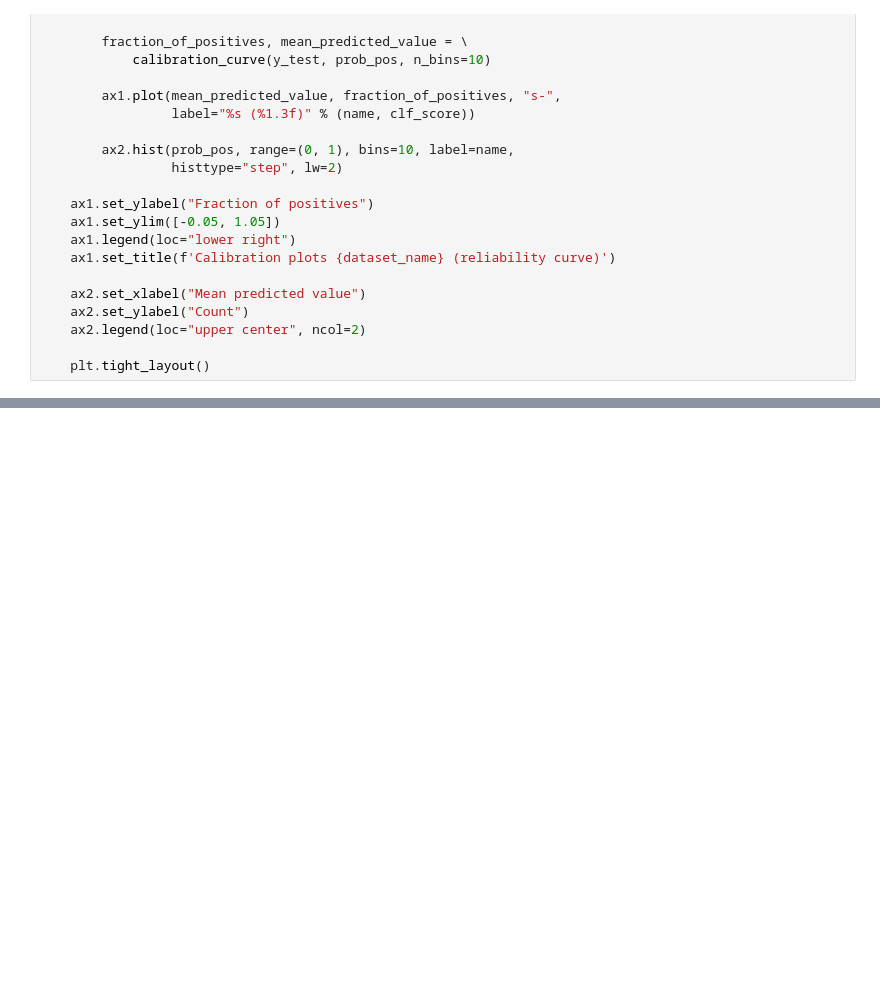
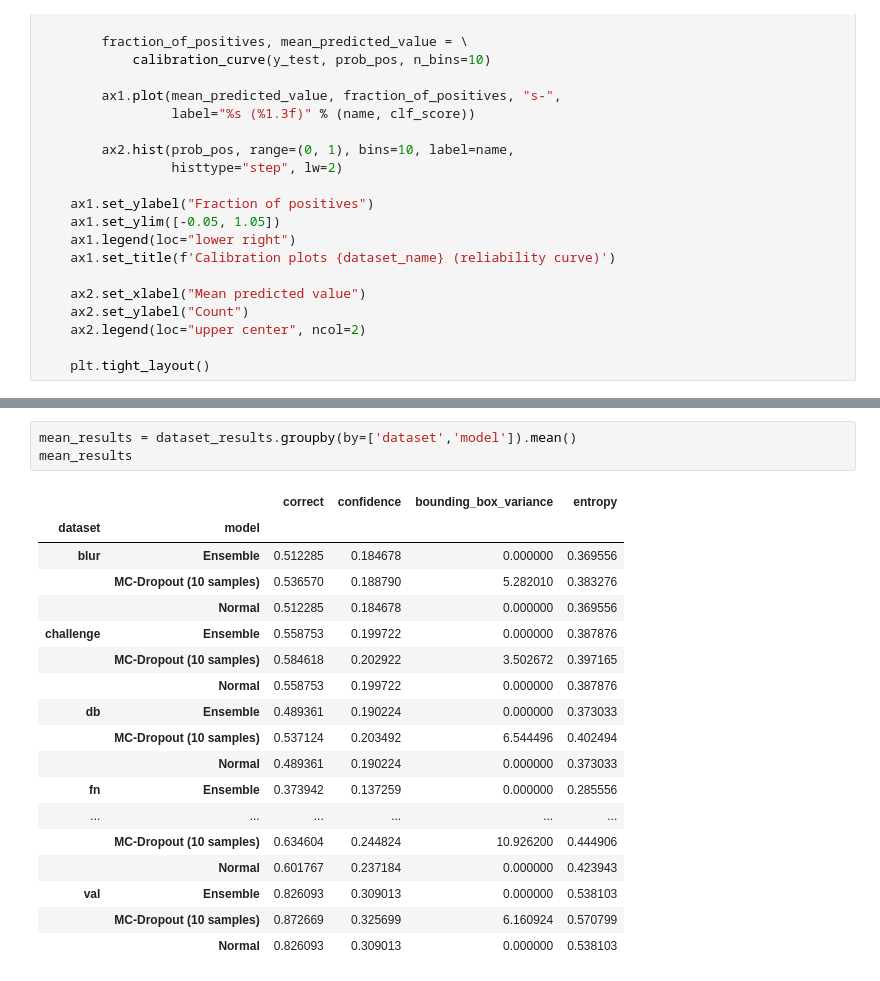
Before and after one commit to kylehiroyasu/stochastic-YOLO, a Jupyter notebook: notebooks/plots.ipynb, the cells around one changed output, grey strips where cells are left out. Cells and saved outputs as stored; diff of their text form; blank space fills up the shorter version.

```diff
--- a/notebooks/plots.ipynb
+++ b/notebooks/plots.ipynb
@@ -120,0 +161,22 @@ w/ MC-Dropout:
+# %%
+mean_results = dataset_results.groupby(by=['dataset','model']).mean()
+mean_results
+# %% [output]
+|  |  | correct | confidence | bounding_box_variance | entropy |
+| dataset | model |  |  |  |  |
+| blur | Ensemble | 0.512285 | 0.184678 | 0.000000 | 0.369556 |
+|  | MC-Dropout (10 samples) | 0.536570 | 0.188790 | 5.282010 | 0.383276 |
+|  | Normal | 0.512285 | 0.184678 | 0.000000 | 0.369556 |
+| challenge | Ensemble | 0.558753 | 0.199722 | 0.000000 | 0.387876 |
+|  | MC-Dropout (10 samples) | 0.584618 | 0.202922 | 3.502672 | 0.397165 |
+|  | Normal | 0.558753 | 0.199722 | 0.000000 | 0.387876 |
+| db | Ensemble | 0.489361 | 0.190224 | 0.000000 | 0.373033 |
+|  | MC-Dropout (10 samples) | 0.537124 | 0.203492 | 6.544496 | 0.402494 |
+|  | Normal | 0.489361 | 0.190224 | 0.000000 | 0.373033 |
+| fn | Ensemble | 0.373942 | 0.137259 | 0.000000 | 0.285556 |
+| ... | ... | ... | ... | ... | ... |
+|  | MC-Dropout (10 samples) | 0.634604 | 0.244824 | 10.926200 | 0.444906 |
+|  | Normal | 0.601767 | 0.237184 | 0.000000 | 0.423943 |
+| val | Ensemble | 0.826093 | 0.309013 | 0.000000 | 0.538103 |
+|  | MC-Dropout (10 samples) | 0.872669 | 0.325699 | 6.160924 | 0.570799 |
+|  | Normal | 0.826093 | 0.309013 | 0.000000 | 0.538103 |
```
Also changed, not shown: parts of 10 cells of this notebook, 1 other file.
